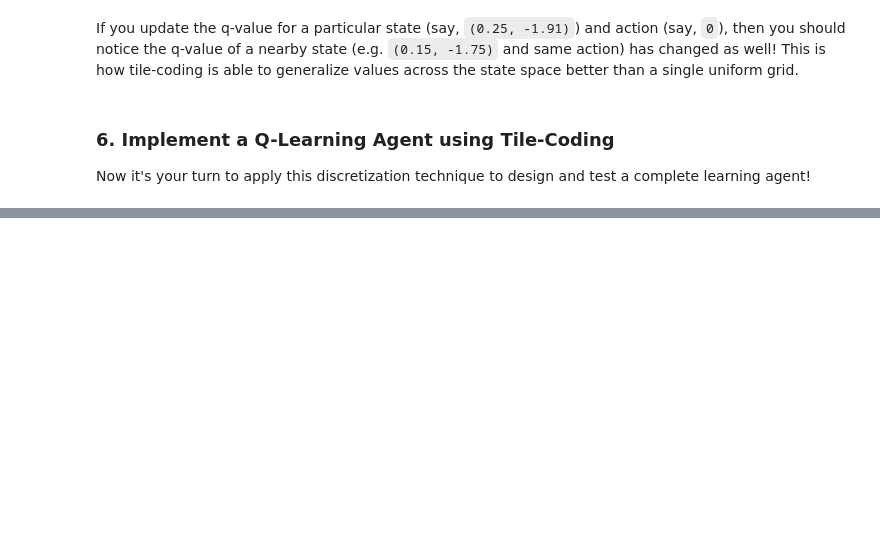
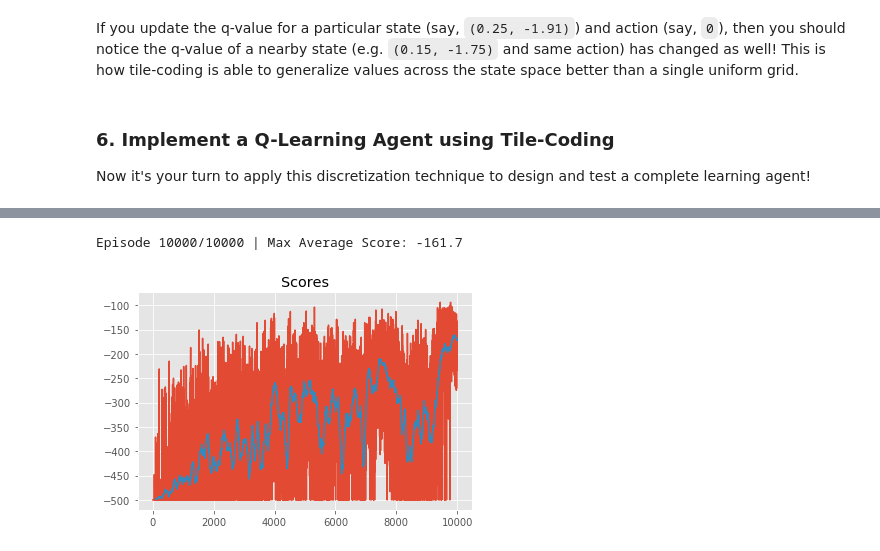
Before and after one commit to rhombhi/reinforcement-learning, a Jupyter notebook: notebooks/Tile_Coding_mine.ipynb, the cells around one changed output, grey strips where cells are left out. Saved outputs shown, nothing was run; the diff lists cells and outputs as text; code cells hidden in the pictures; blank space fills up the shorter version.

```diff
--- a/notebooks/Tile_Coding_mine.ipynb
+++ b/notebooks/Tile_Coding_mine.ipynb
@@ -9,3 +19,11 @@ Tile coding is an innovative way of discretizing a continuous space that enables
 ### 2. Specify the Environment, and Explore the State and Action Spaces
 
 We'll use [OpenAI Gym](https://gym.openai.com/) environments to test and develop our algorithms. These simulate a variety of classic as well as contemporary reinforcement learning tasks.  Let's begin with an environment that has a continuous state space, but a discrete action space.
+# %%
+env = gym.make('Acrobot-v1')
+env.seed(505);
+
+print('state space:', env.observation_space)
+print('state low:', env.observation_space.low)
+print('state high:', env.observation_space.high)
+print('action space:', env.action_space)
@@ -54,0 +608,40 @@ Now it's your turn to apply this discretization technique to design and test a c
+# %%
+def run(agent, env, num_episodes=10000, mode='train'):
+    scores = []
+    max_avg_score = -np.inf
+    for i_episode in range(1, num_episodes+1):
+        state = env.reset()
+        action = agent.reset_episode(state)
+        total_reward = 0
+        done = False
+
+        while not done:
+            state, reward, done, info = env.step(action)
+            total_reward += reward
+            action = agent.act(state, reward, done, mode)
+
+        scores.append(total_reward)
+
+        if len(scores) > 100:
+            avg_score = np.mean(scores[-100:])
+            max_avg_score = max(max_avg_score, avg_score)
+        if i_episode % 100 == 0:
+                print("\rEpisode {}/{} | Max Average Score: {}".format(i_episode, num_episodes, max_avg_score), end="")
+                sys.stdout.flush()
+
+    return scores
+
+
+scores = run(agent, env)
+# %% [output]
+Episode 10000/10000 | Max Average Score: -161.7
+# %%
+def plot_scores(scores, rolling_window=100):
+    plt.plot(scores); plt.title('Scores');
+    rolling_scores = pd.Series(scores).rolling(rolling_window).mean()
+    plt.plot(rolling_scores)
+    return rolling_scores
+
+rolling_mean = plot_scores(scores)
+# %% [output]
+[figure, added]
```
Also changed, not shown: parts of 14 cells of this notebook.
